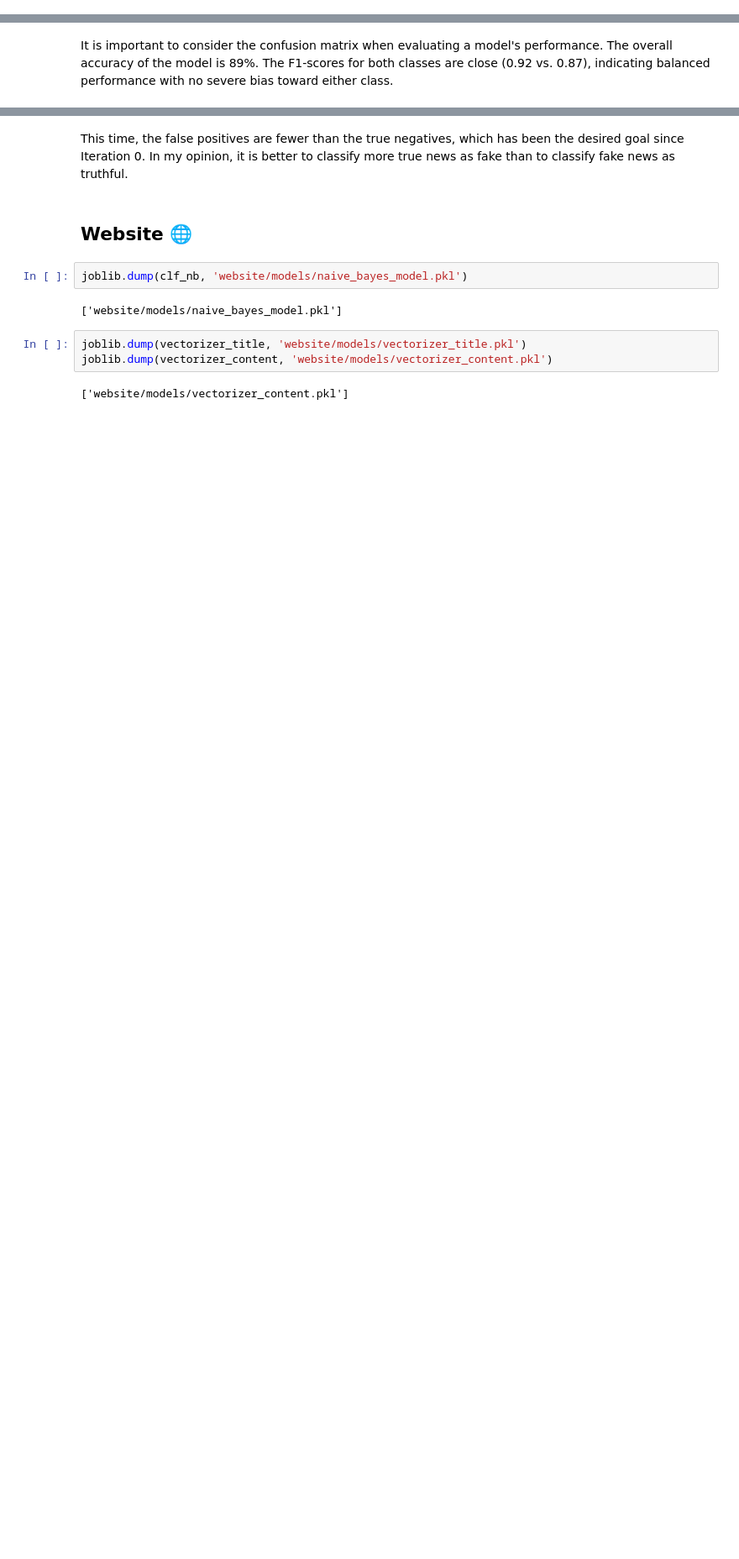
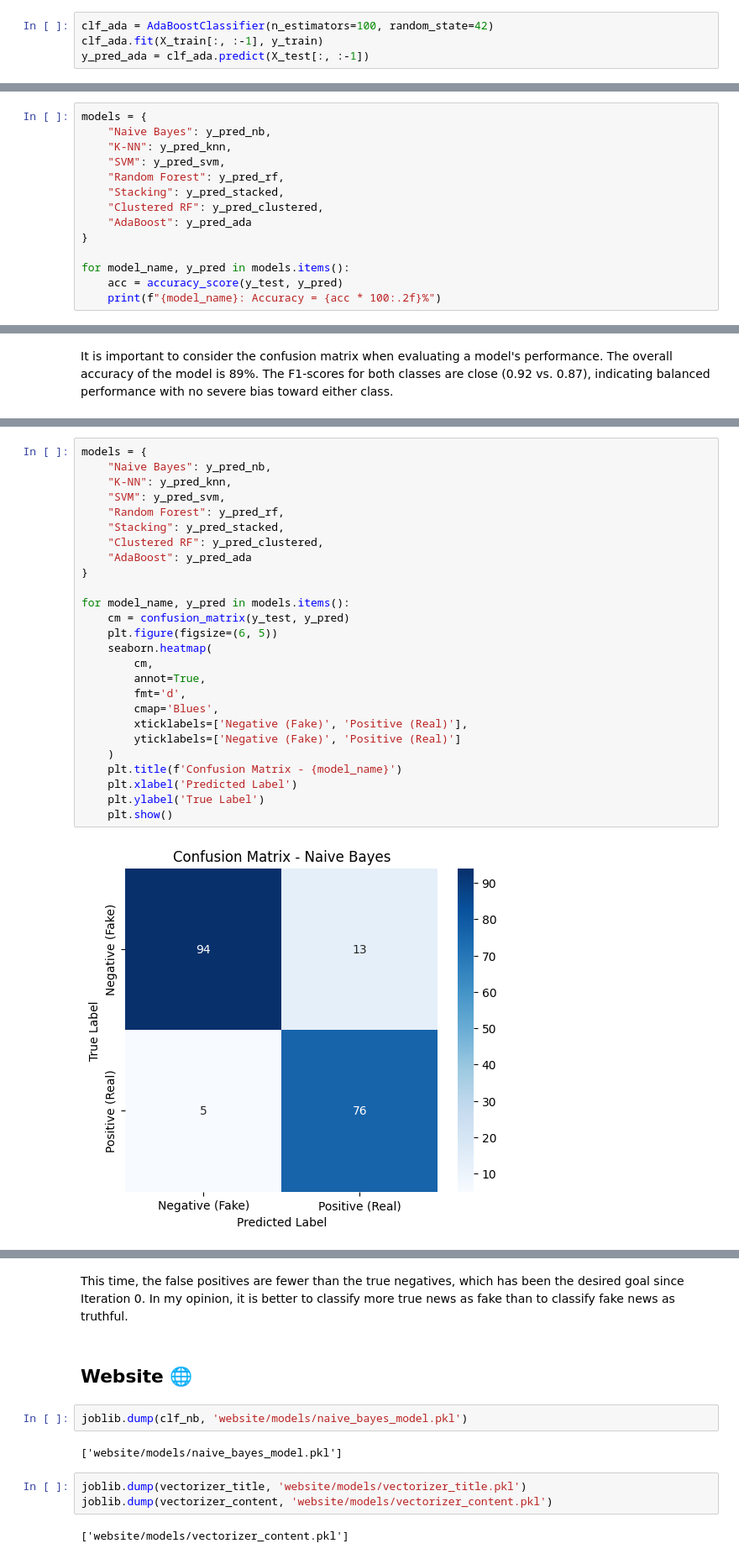
Before and after one commit to ivetkalchev/DeFactify, a Jupyter notebook: defactify.ipynb, the cells around one changed output, grey strips where cells are left out. Shown at 84% size. Drawn from its saved outputs; the diff is of its cells as text; blank space fills up the shorter version.

Commit message:
comparing all models

```diff
--- a/defactify.ipynb
+++ b/defactify.ipynb
@@ -568,3 +636,7 @@ When Decision Trees was added it lowered down to 89.89%.
+# %%
+clf_ada = AdaBoostClassifier(n_estimators=100, random_state=42)
+clf_ada.fit(X_train[:, :-1], y_train)
+y_pred_ada = clf_ada.predict(X_test[:, :-1])
 # %% [markdown]
 ## Evaluation 🔬
 # %% [markdown]
@@ -582,0 +644,14 @@ weighted avg       0.91      0.90      0.90       188
+# %%
+models = {
+    "Naive Bayes": y_pred_nb,
+    "K-NN": y_pred_knn,
+    "SVM": y_pred_svm,
+    "Random Forest": y_pred_rf,
+    "Stacking": y_pred_stacked,
+    "Clustered RF": y_pred_clustered,
+    "AdaBoost": y_pred_ada
+}
+
+for model_name, y_pred in models.items():
+    acc = accuracy_score(y_test, y_pred)
+    print(f"{model_name}: Accuracy = {acc * 100:.2f}%")
@@ -592,0 +668,28 @@ plt.show()
+# %%
+models = {
+    "Naive Bayes": y_pred_nb,
+    "K-NN": y_pred_knn,
+    "SVM": y_pred_svm,
+    "Random Forest": y_pred_rf,
+    "Stacking": y_pred_stacked,
+    "Clustered RF": y_pred_clustered,
+    "AdaBoost": y_pred_ada
+}
+
+for model_name, y_pred in models.items():
+    cm = confusion_matrix(y_test, y_pred)
+    plt.figure(figsize=(6, 5))
+    seaborn.heatmap(
+        cm,
+        annot=True,
+        fmt='d',
+        cmap='Blues',
+        xticklabels=['Negative (Fake)', 'Positive (Real)'],
+        yticklabels=['Negative (Fake)', 'Positive (Real)']
+    )
+    plt.title(f'Confusion Matrix - {model_name}')
+    plt.xlabel('Predicted Label')
+    plt.ylabel('True Label')
+    plt.show()
+# %% [output]
+[figure, added]
```
Also changed, not shown: parts of 22 cells of this notebook, 3 other files.
